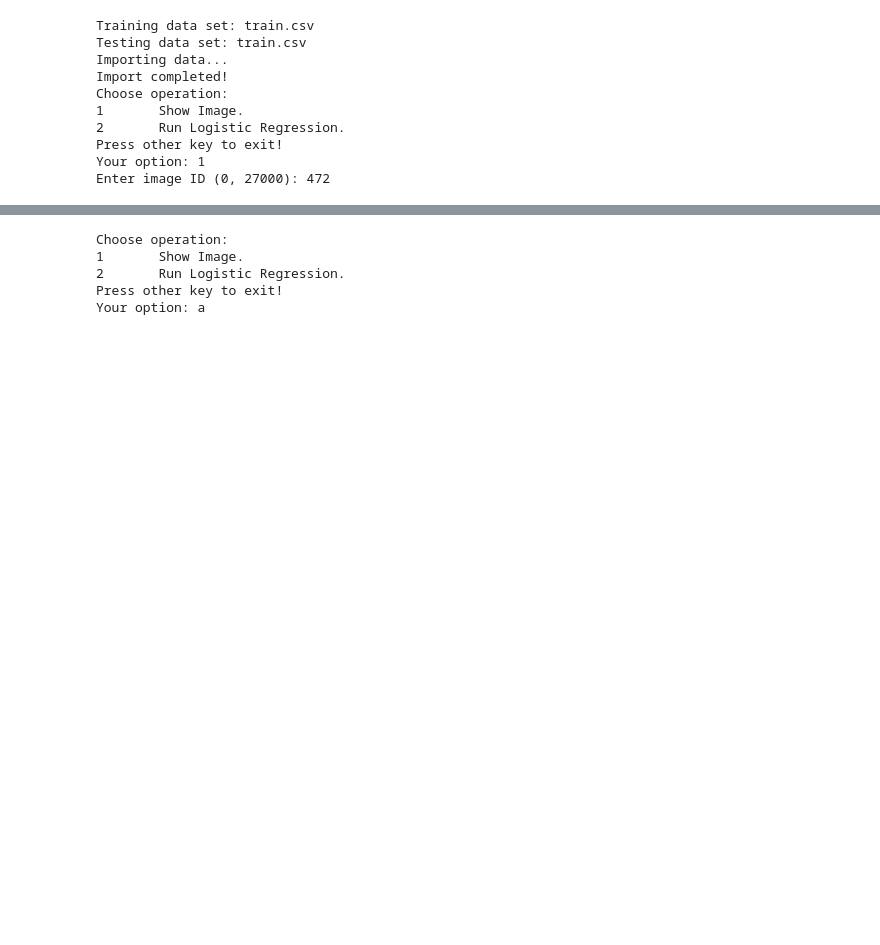
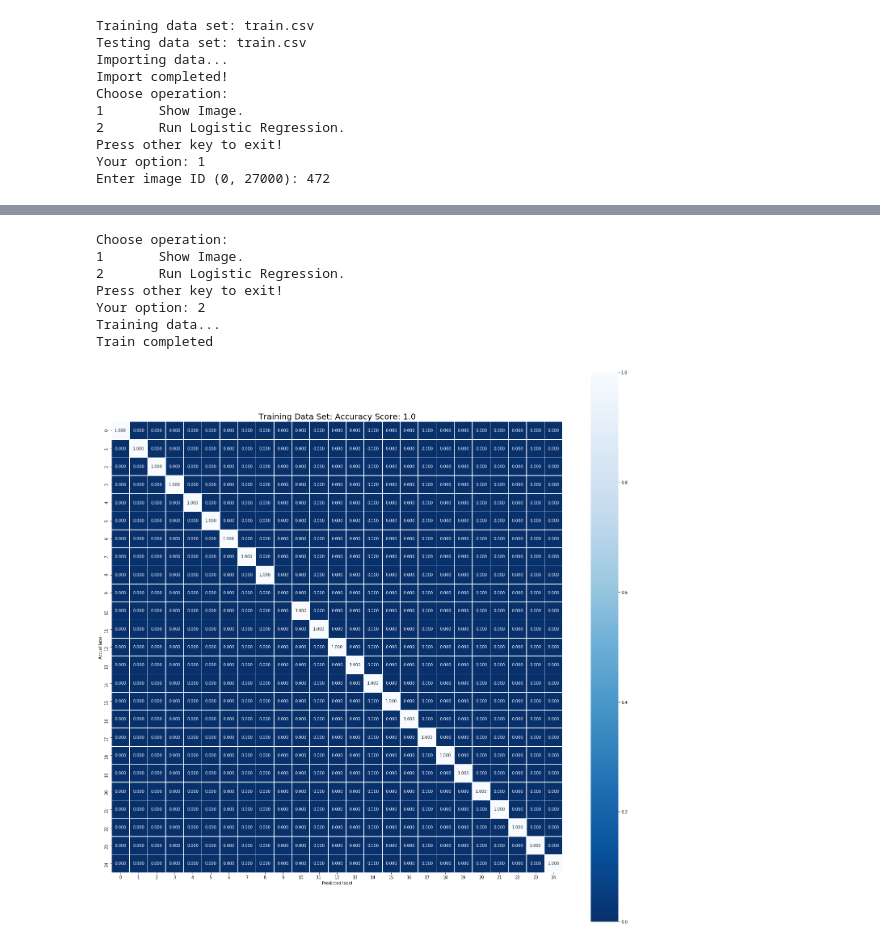
Before and after one commit to dangductrung/LOGISTIC-REGRESSION, a Jupyter notebook: LogisticRegression.ipynb, the cells around one changed output, grey strips where cells are left out. Saved outputs shown, nothing was run; the diff lists cells and outputs as text; code cells hidden in the pictures; blank space fills up the shorter version.

```diff
--- a/LogisticRegression.ipynb
+++ b/LogisticRegression.ipynb
@@ -49,7 +49,7 @@ def ShowImage(data):
 
 def Train(X, Y):
     print('Training data...')
-    regression = LogisticRegression(solver = 'lbfgs', max_iter = 1000)
+    regression = LogisticRegression(solver = 'lbfgs', max_iter = 5000)
     regression.fit(X, Y)
     print('Train completed')
     return regression
@@ -83,33 +83,35 @@ def Regression():
 
     Y_pred = Predict(regression, X_train)
     ConfusionMatrix(regression, X_train, Y_train, Y_pred, "Training Data Set", 'true')
 
     Y_pred = Predict(regression, X_test)
     ConfusionMatrix(regression, X_test, Y_test, Y_pred, "Testing Data Set", 'true')
 
 trainset, testset = GetLink()
 train, test = GetData(trainset, testset)
 X_train, Y_train = Transform(train)
 X_test, Y_test = Transform(test)
 
-X_train, X_test, Y_train, Y_test = train_test_split(X_train, Y_train, test_size=0.7, random_state=42)
-
+#X_train, X_test, Y_train, Y_test = train_test_split(X_train, Y_train, test_size=0.7, random_state=42)
 
 Start()
 # %% [output]
 Training data set: train.csv
 Testing data set: train.csv
 Importing data...
 Import completed!
 Choose operation:
 1       Show Image.
 2       Run Logistic Regression.
 Press other key to exit!
 Your option: 1
 Enter image ID (0, 27000): 472
 [figure]
 Choose operation:
 1       Show Image.
 2       Run Logistic Regression.
 Press other key to exit!
-Your option: a
+Your option: 2
+Training data...
+Train completed
+[figure, added]
```
Also changed, not shown: parts of 1 cell of this notebook.
